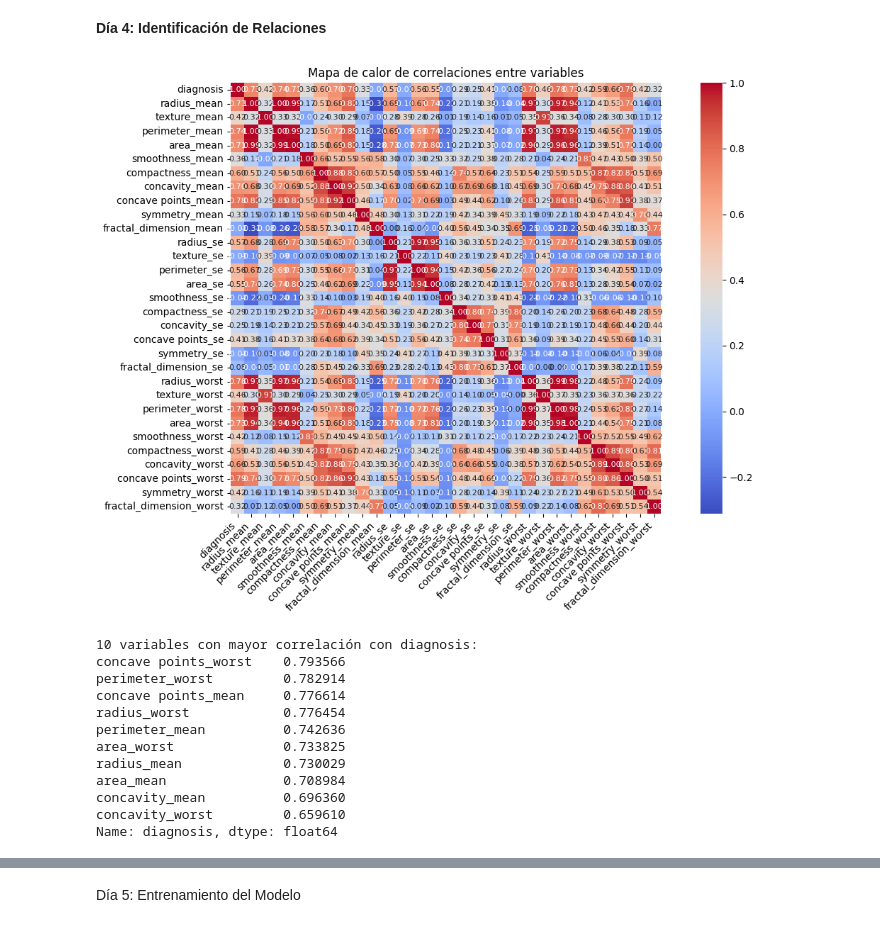
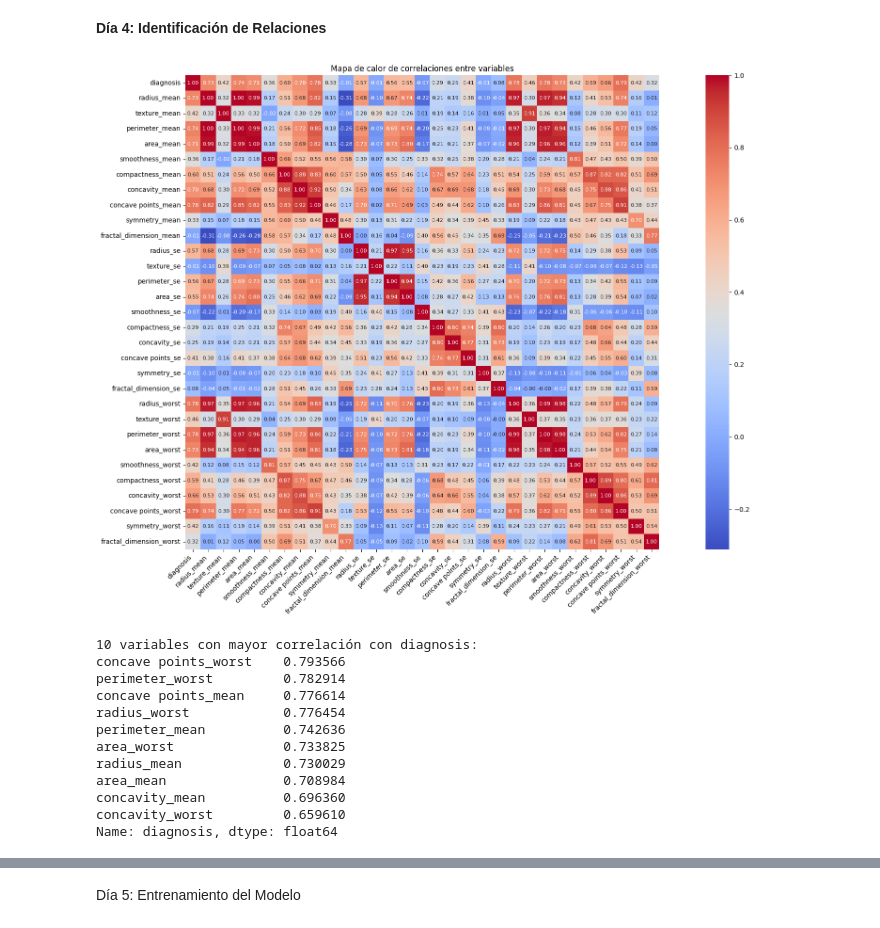
Before and after one commit to JoseMariaPY/proyecto-final-andino-duarte, a Jupyter notebook: proyecto-final-UCOM.ipynb, the cells around one changed output, grey strips where cells are left out. Cells and saved outputs as stored; diff of their text form; code cells hidden in the pictures.

```diff
--- a/proyecto-final-UCOM.ipynb
+++ b/proyecto-final-UCOM.ipynb
@@ -180,7 +180,7 @@ Tamaño del conjunto de prueba: (171, 30)
 correlation_matrix = data.corr()
 
 # Generar el heatmap completo (todas las variables)
-plt.figure(figsize=(12, 8))
+plt.figure(figsize=(20, 12))
 sns.heatmap(
     correlation_matrix,
     annot=True,
@@ -192,34 +192,34 @@ sns.heatmap(
 )
 plt.title("Mapa de calor de correlaciones entre variables")
 plt.xticks(rotation=45, ha="right")
 plt.yticks(rotation=0)
 plt.tight_layout()
 plt.show()
 
 # Seleccionar las 10 variables más correlacionadas con diagnosis
 target_correlation = correlation_matrix['diagnosis'].sort_values(ascending=False)
 top_features = target_correlation[1:11]  # Excluir 'diagnosis' (correlación consigo misma)
 
 print("\n10 variables con mayor correlación con diagnosis:")
 print(top_features)
 
 # Crear un heatmap enfocado en las variables más correlacionadas
 plt.figure(figsize=(8, 6))
 sns.heatmap(
     data[top_features.index].corr(),
     annot=True,
     fmt=".2f",
     cmap="coolwarm",
     cbar=True,
     square=True,
     annot_kws={"size": 10}  # Tamaño adecuado para anotaciones
 )
 plt.title("Correlaciones entre las variables más relevantes")
 plt.xticks(rotation=45, ha="right")
 plt.tight_layout()
 plt.show()
 # %% [output]
-[figure, old version]
+[figure, new version]
 10 variables con mayor correlación con diagnosis:
 concave points_worst    0.793566
 perimeter_worst         0.782914
```
Also changed, not shown: parts of 1 cell of this notebook, 3 other files.
